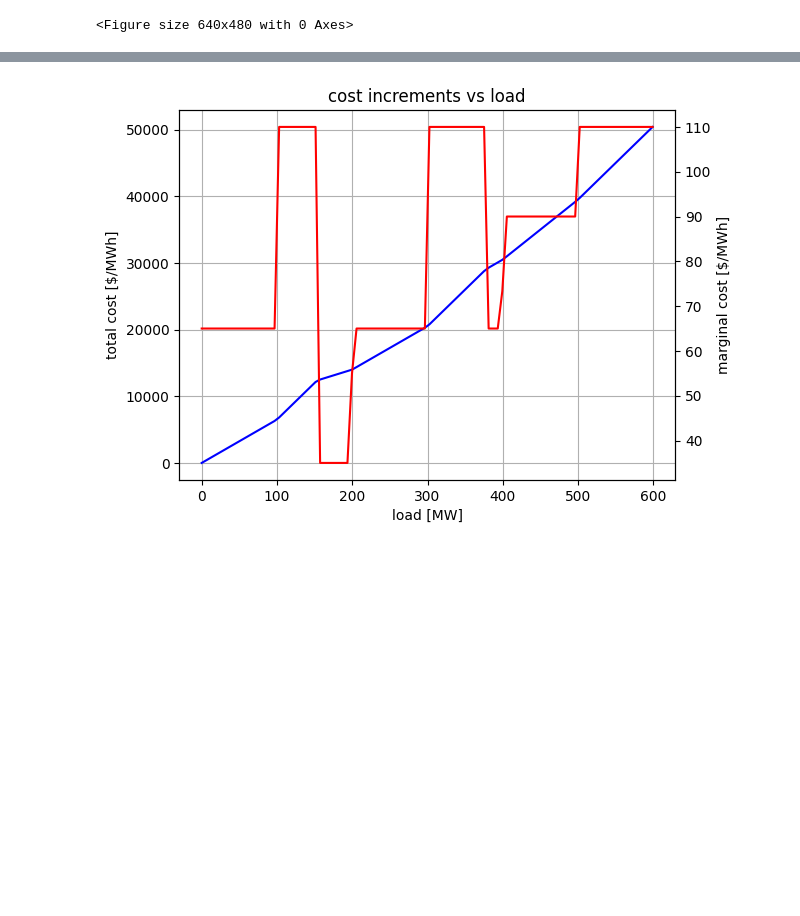
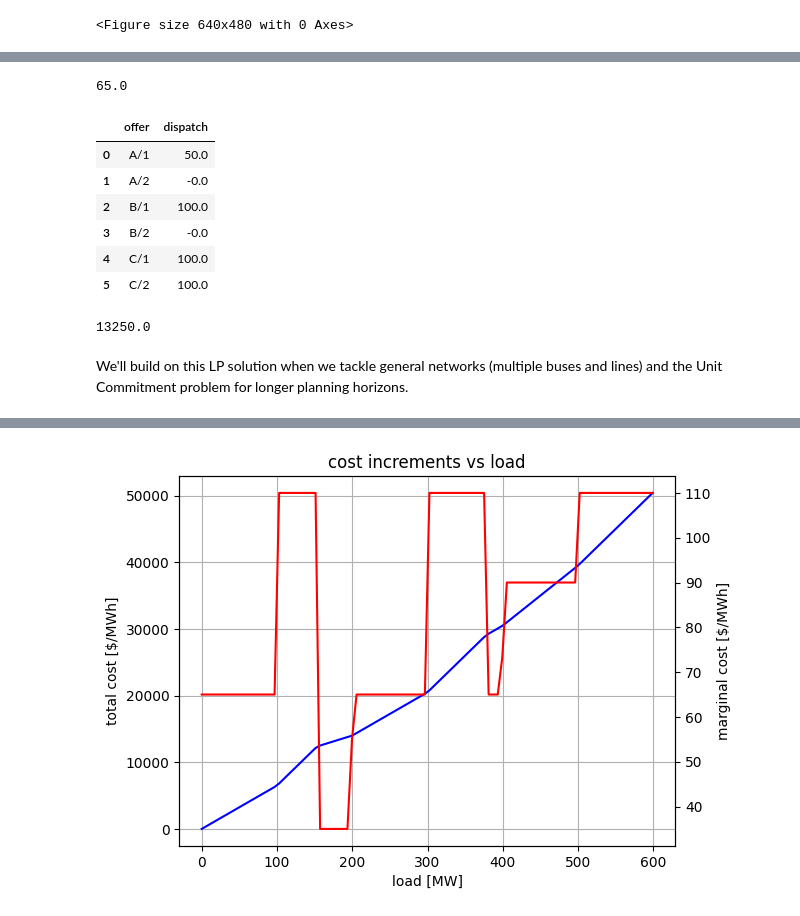
Before and after one commit to ne-pearl/arrow-sea, a Jupyter notebook: deepnote/part1_mp.ipynb, the cells around one changed output, grey strips where cells are left out. Cells and saved outputs as stored; diff of their text form; code cells hidden in the pictures; blank space fills up the shorter version.

```diff
--- a/deepnote/part1_mp.ipynb
+++ b/deepnote/part1_mp.ipynb
@@ -7,4 +21,2 @@ from part1_mp_helpers import clear_offer_stack, clear_offer_stack_fp, plot_offer
 # %%
-data = sea2025.data.read("data/fc1bus", lines=None)
-load = data.buses.at[0, "load"]
-load # [MW]
+data = sea2025.data.read("data/fc1bus")
@@ -52,0 +102,18 @@ plt.savefig("images/offer-stack.png")
+# %%
+import cvxpy as cp
+p = cp.Variable(data.offers.index.size, name="p")
+objective = cp.Minimize(cp.sum([data.offers.at[o, "price"] * p[o] for o in data.offers.index]))
+balance_constraint = cp.sum([p[o] for o in data.offers.index]) == load
+problem = cp.Problem(
+    objective,
+    [
+        balance_constraint,
+        p >= 0,
+        p <= data.offers["quantity"],
+    ],
+)
+problem.solve(solver=cp.HIGHS)
+assert problem.status == cp.OPTIMAL
+total_cost = problem.value  # [$/h]
+dispatch = p.value  # [MW]
+marginal_price = -balance_constraint.dual_value  # [$/MWh] the -sign is convention-dependent
@@ -52,0 +124,21 @@ plt.savefig("images/offer-stack.png")
+# %%
+marginal_price
+# %% [output]
+65.0
+# %%
+DataFrame({"offer": data.offers["id"].values, "dispatch": dispatch})
+# %% [output]
+|  | offer | dispatch |
+| 0 | A/1 | 50.0 |
+| 1 | A/2 | -0.0 |
+| 2 | B/1 | 100.0 |
+| 3 | B/2 | -0.0 |
+| 4 | C/1 | 100.0 |
+| 5 | C/2 | 100.0 |
+# %%
+assert np.isclose(total_cost, sum(data.offers["price"].values * dispatch))
+total_cost
+# %% [output]
+13250.0
+# %% [markdown]
+We'll build on this LP solution when we tackle general networks (multiple buses and lines) and the Unit Commitment problem for longer planning horizons.
```
Also changed, not shown: parts of 16 cells of this notebook, 4 other files.
